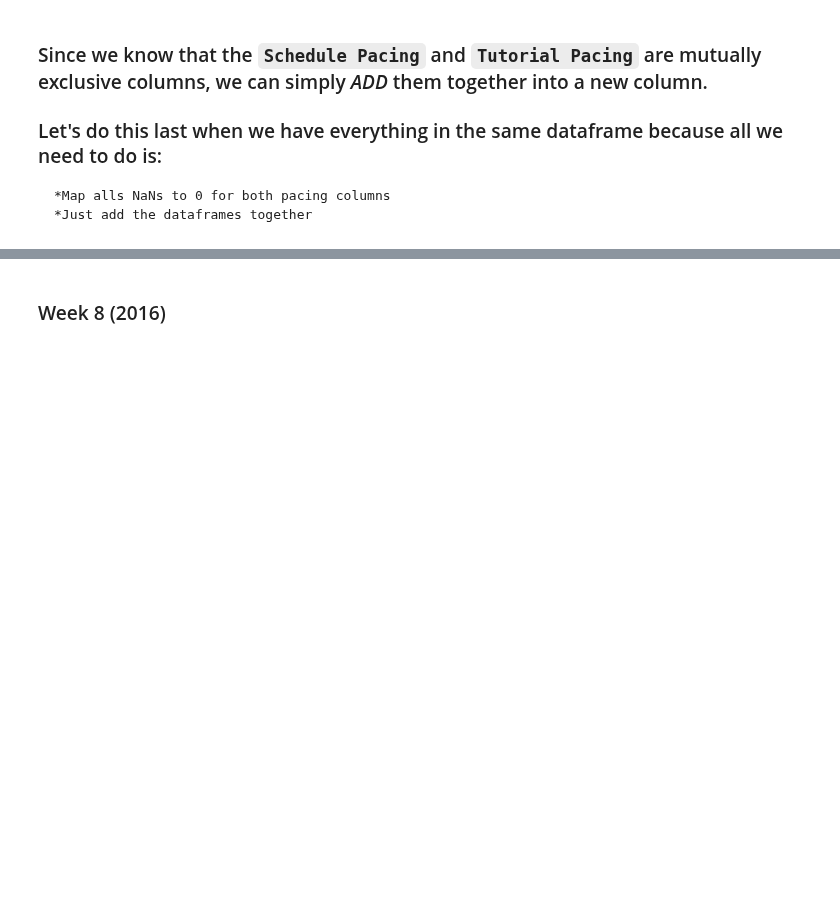
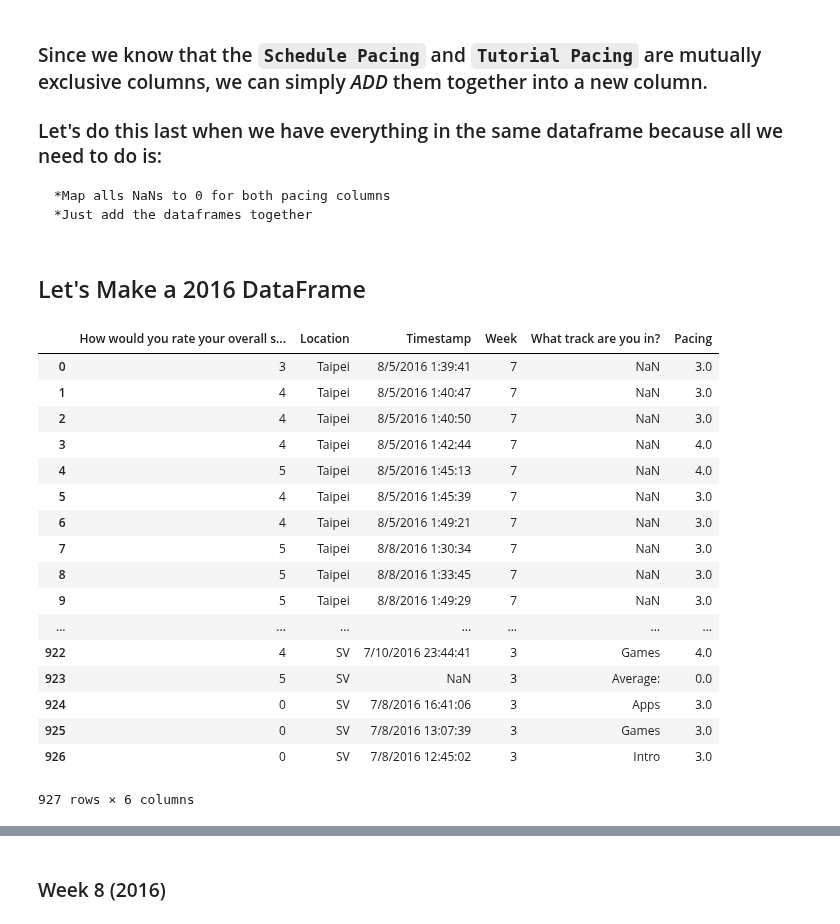
Before and after one commit to natepill/DS1.1, a Jupyter notebook: NPS/MS-Summer-Acadmey-2017.ipynb, the cells around one changed output, grey strips where cells are left out. Drawn from its saved outputs; the diff is of its cells as text; code cells hidden in the pictures; blank space fills up the shorter version.

```diff
--- a/NPS/MS-Summer-Acadmey-2017.ipynb
+++ b/NPS/MS-Summer-Acadmey-2017.ipynb
@@ -349,3 +434,36 @@ pacing_name2 = 'How well are the tutorials pacecd?'
 ### Let's do this last when we have everything in the same dataframe because all we need to do is:
     *Map alls NaNs to 0 for both pacing columns
     *Just add the dataframes together
+# %% [markdown]
+## Let's Make a 2016 DataFrame
+# %%
+df_2016_no_week_8 = pd.concat(data, ignore_index=True, sort=True)
+# %%
+'''Mutually Exclusive Column Merge for Pacing Data AND dropping not needed columns'''
+
+df_2016_no_week_8["How well are the tutorials paced?"] = df_2016_no_week_8["How well are the tutorials paced?"].fillna(0)
+df_2016_no_week_8["How well is the schedule paced?"] = df_2016_no_week_8["How well is the schedule paced?"].fillna(0)
+
+df_2016_no_week_8["Pacing"] = df_2016_no_week_8["How well are the tutorials paced?"] + df_2016_no_week_8["How well is the schedule paced?"]
+
+df_2016_no_week_8.drop(columns=['How well are the tutorials paced?', 'How well is the schedule paced?'], inplace=True)
+df_2016_no_week_8
+# %% [output]
+|  | How would you rate your overall s... | Location | Timestamp | Week | What track are you in? | Pacing |
+| 0 | 3 | Taipei | 8/5/2016 1:39:41 | 7 | NaN | 3.0 |
+| 1 | 4 | Taipei | 8/5/2016 1:40:47 | 7 | NaN | 3.0 |
+| 2 | 4 | Taipei | 8/5/2016 1:40:50 | 7 | NaN | 3.0 |
+| 3 | 4 | Taipei | 8/5/2016 1:42:44 | 7 | NaN | 4.0 |
+| 4 | 5 | Taipei | 8/5/2016 1:45:13 | 7 | NaN | 4.0 |
+| 5 | 4 | Taipei | 8/5/2016 1:45:39 | 7 | NaN | 3.0 |
+| 6 | 4 | Taipei | 8/5/2016 1:49:21 | 7 | NaN | 3.0 |
+| 7 | 5 | Taipei | 8/8/2016 1:30:34 | 7 | NaN | 3.0 |
+| 8 | 5 | Taipei | 8/8/2016 1:33:45 | 7 | NaN | 3.0 |
+| 9 | 5 | Taipei | 8/8/2016 1:49:29 | 7 | NaN | 3.0 |
+| ... | ... | ... | ... | ... | ... | ... |
+| 922 | 4 | SV | 7/10/2016 23:44:41 | 3 | Games | 4.0 |
+| 923 | 5 | SV | NaN | 3 | Average: | 0.0 |
+| 924 | 0 | SV | 7/8/2016 16:41:06 | 3 | Apps | 3.0 |
+| 925 | 0 | SV | 7/8/2016 13:07:39 | 3 | Games | 3.0 |
+| 926 | 0 | SV | 7/8/2016 12:45:02 | 3 | Intro | 3.0 |
+927 rows × 6 columns
```
Also changed, not shown: parts of 21 cells of this notebook.
